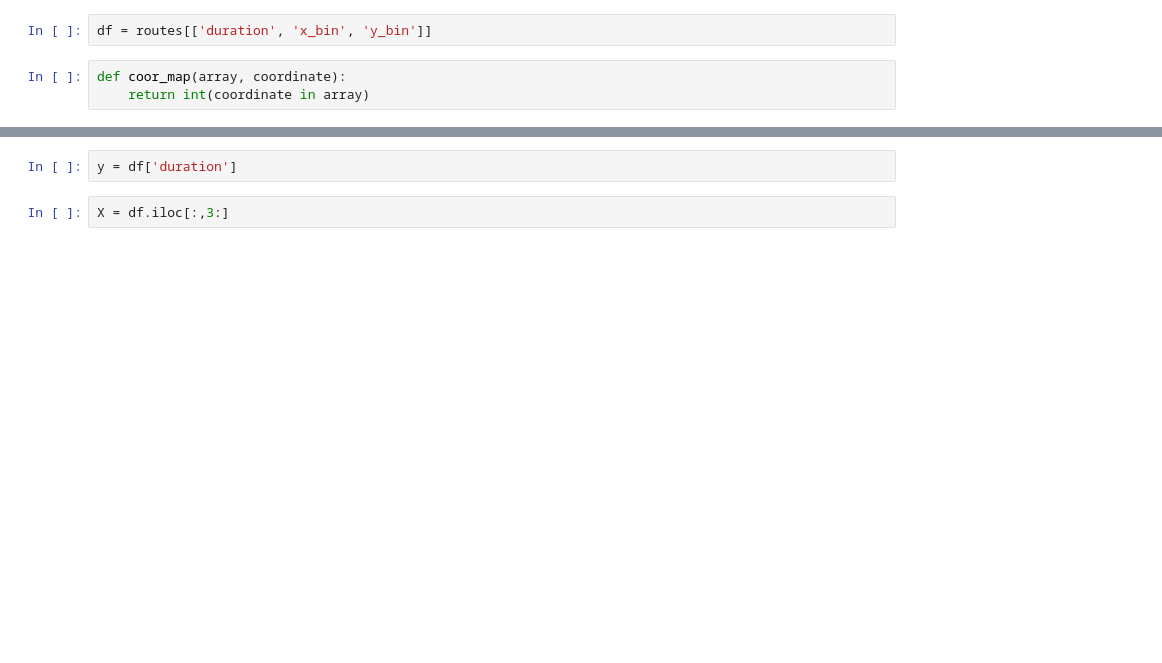
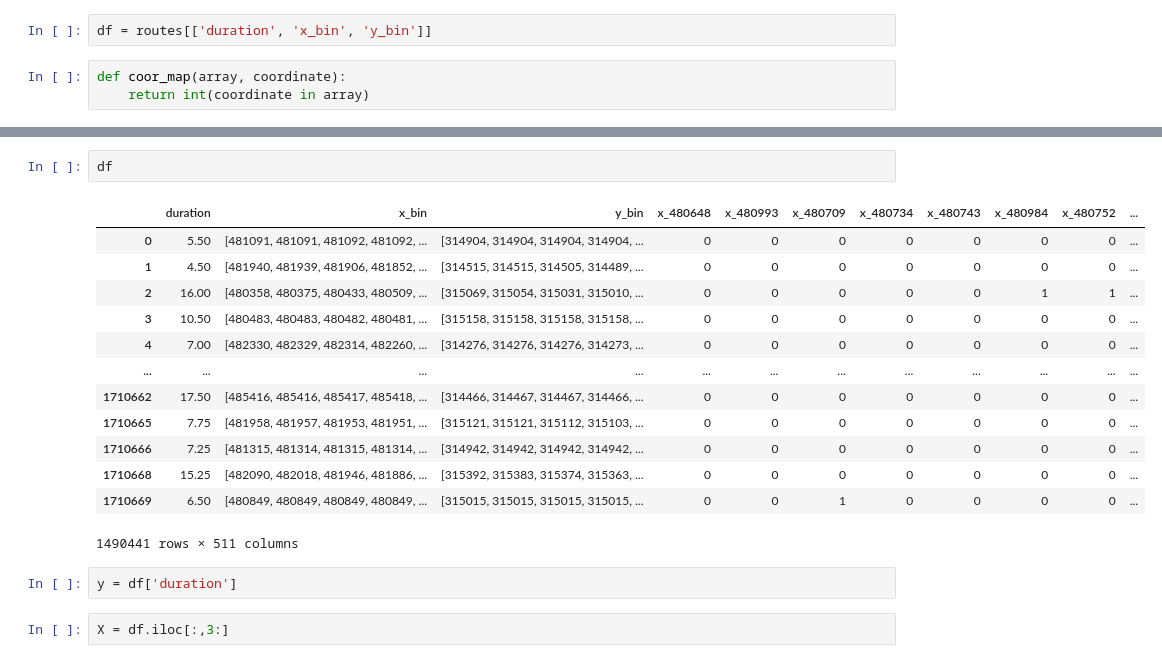
Before and after one commit to monicalashay/Database-Management-Project, a Jupyter notebook: Binning.ipynb, the cells around one changed output, grey strips where cells are left out. Saved outputs shown, nothing was run; the diff lists cells and outputs as text; blank space fills up the shorter version.

```diff
--- a/Binning.ipynb
+++ b/Binning.ipynb
@@ -61,3 +105,19 @@ KeyboardInterrupt:
+# %%
+df
+# %% [output]
+|  | duration | x_bin | y_bin | x_480648 | x_480993 | x_480709 | x_480734 | x_480743 | x_480984 | x_480752 | ... |
+| 0 | 5.50 | [481091, 481091, 481092, 481092, ... | [314904, 314904, 314904, 314904, ... | 0 | 0 | 0 | 0 | 0 | 0 | 0 | ... |
+| 1 | 4.50 | [481940, 481939, 481906, 481852, ... | [314515, 314515, 314505, 314489, ... | 0 | 0 | 0 | 0 | 0 | 0 | 0 | ... |
+| 2 | 16.00 | [480358, 480375, 480433, 480509, ... | [315069, 315054, 315031, 315010, ... | 0 | 0 | 0 | 0 | 0 | 1 | 1 | ... |
+| 3 | 10.50 | [480483, 480483, 480482, 480481, ... | [315158, 315158, 315158, 315158, ... | 0 | 0 | 0 | 0 | 0 | 0 | 0 | ... |
+| 4 | 7.00 | [482330, 482329, 482314, 482260, ... | [314276, 314276, 314276, 314273, ... | 0 | 0 | 0 | 0 | 0 | 0 | 0 | ... |
+| ... | ... | ... | ... | ... | ... | ... | ... | ... | ... | ... | ... |
+| 1710662 | 17.50 | [485416, 485416, 485417, 485418, ... | [314466, 314467, 314467, 314466, ... | 0 | 0 | 0 | 0 | 0 | 0 | 0 | ... |
+| 1710665 | 7.75 | [481958, 481957, 481953, 481951, ... | [315121, 315121, 315112, 315103, ... | 0 | 0 | 0 | 0 | 0 | 0 | 0 | ... |
+| 1710666 | 7.25 | [481315, 481314, 481315, 481314, ... | [314942, 314942, 314942, 314942, ... | 0 | 0 | 0 | 0 | 0 | 0 | 0 | ... |
+| 1710668 | 15.25 | [482090, 482018, 481946, 481886, ... | [315392, 315383, 315374, 315363, ... | 0 | 0 | 0 | 0 | 0 | 0 | 0 | ... |
+| 1710669 | 6.50 | [480849, 480849, 480849, 480849, ... | [315015, 315015, 315015, 315015, ... | 0 | 0 | 1 | 0 | 0 | 0 | 0 | ... |
+1490441 rows × 511 columns
 # %%
 y = df['duration']
 # %%
```
Also changed, not shown: parts of 15 cells of this notebook.
